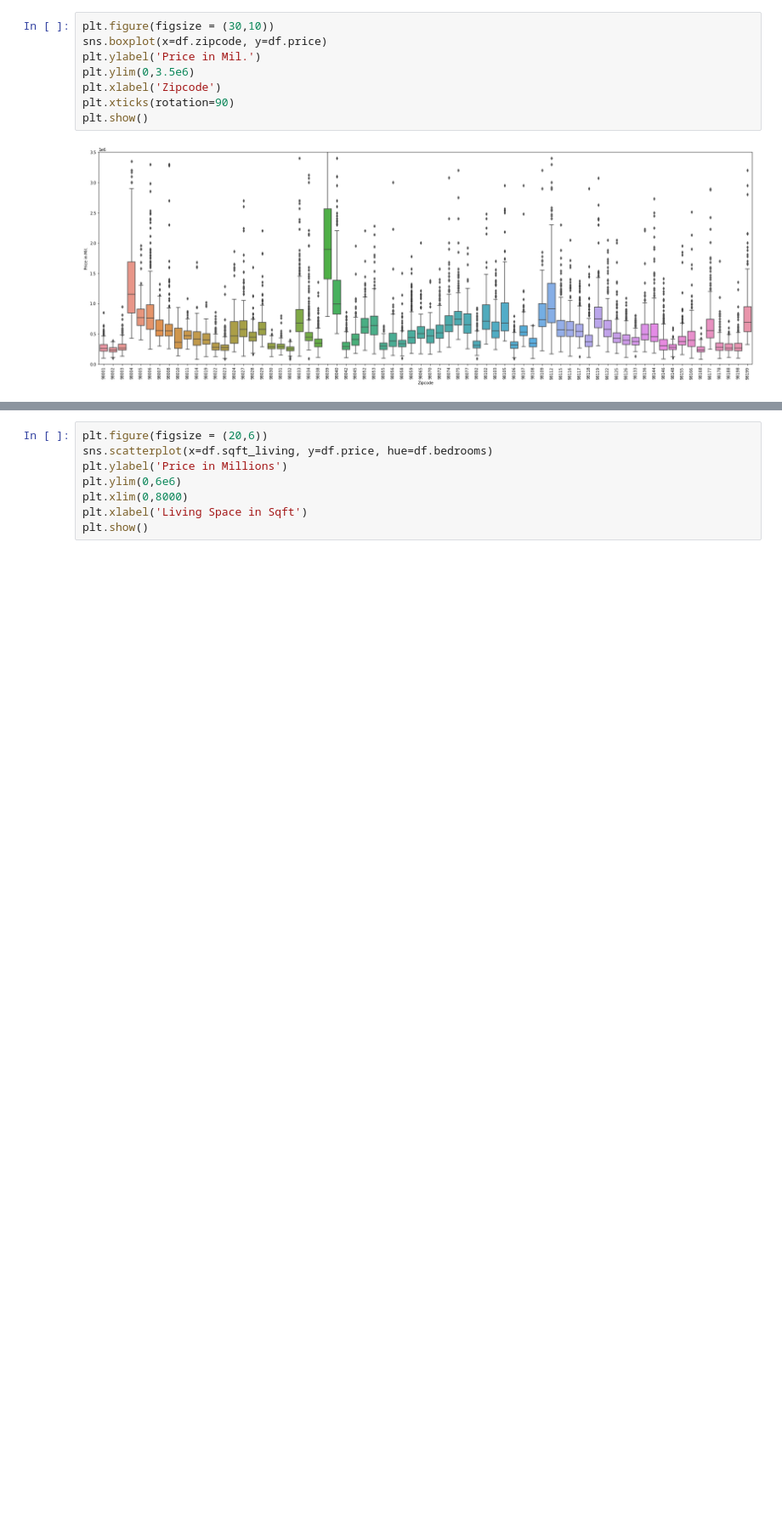
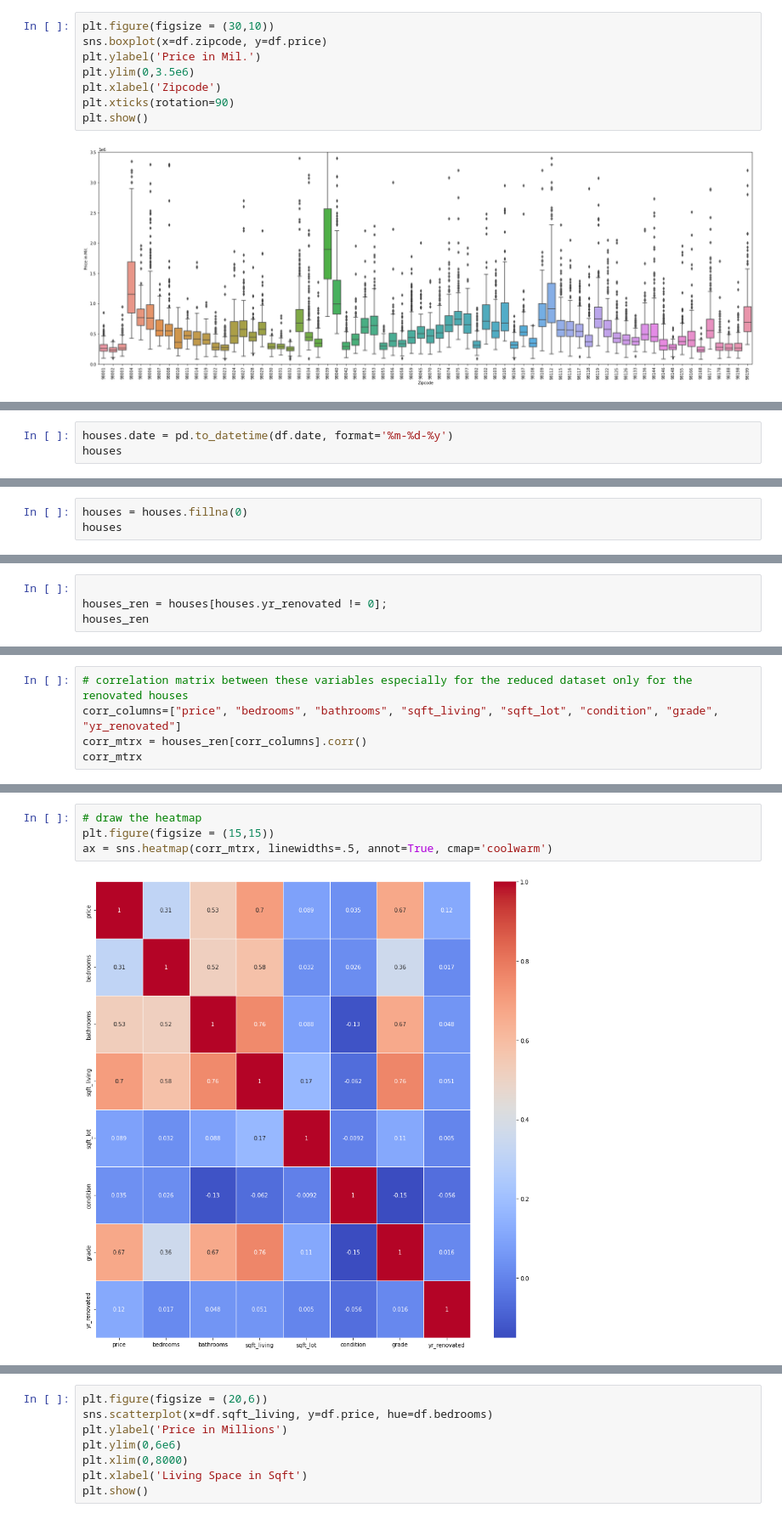
Before and after one commit to AndreasPriebe/DS-EDA-project, a Jupyter notebook: EDA.ipynb, the cells around one changed output, grey strips where cells are left out. Shown at 85% size. Cells and saved outputs as stored; diff of their text form; blank space fills up the shorter version.

```diff
--- a/EDA.ipynb
+++ b/EDA.ipynb
@@ -211,0 +255,3 @@ plt.show()
+# %%
+houses.date = pd.to_datetime(df.date, format='%m-%d-%y')
+houses
@@ -211,0 +315,3 @@ plt.show()
+# %%
+houses = houses.fillna(0)
+houses
@@ -211,0 +332,4 @@ plt.show()
+# %%
+
+houses_ren = houses[houses.yr_renovated != 0];
+houses_ren
@@ -211,0 +375,5 @@ plt.show()
+# %%
+# correlation matrix between these variables especially for the reduced dataset only for the renovated houses
+corr_columns=["price", "bedrooms", "bathrooms", "sqft_living", "sqft_lot", "condition", "grade", "yr_renovated"]
+corr_mtrx = houses_ren[corr_columns].corr()
+corr_mtrx
@@ -211,0 +390,6 @@ plt.show()
+# %%
+# draw the heatmap
+plt.figure(figsize = (15,15))
+ax = sns.heatmap(corr_mtrx, linewidths=.5, annot=True, cmap='coolwarm')
+# %% [output]
+[figure, added]
```
Also changed, not shown: parts of 22 cells of this notebook.
